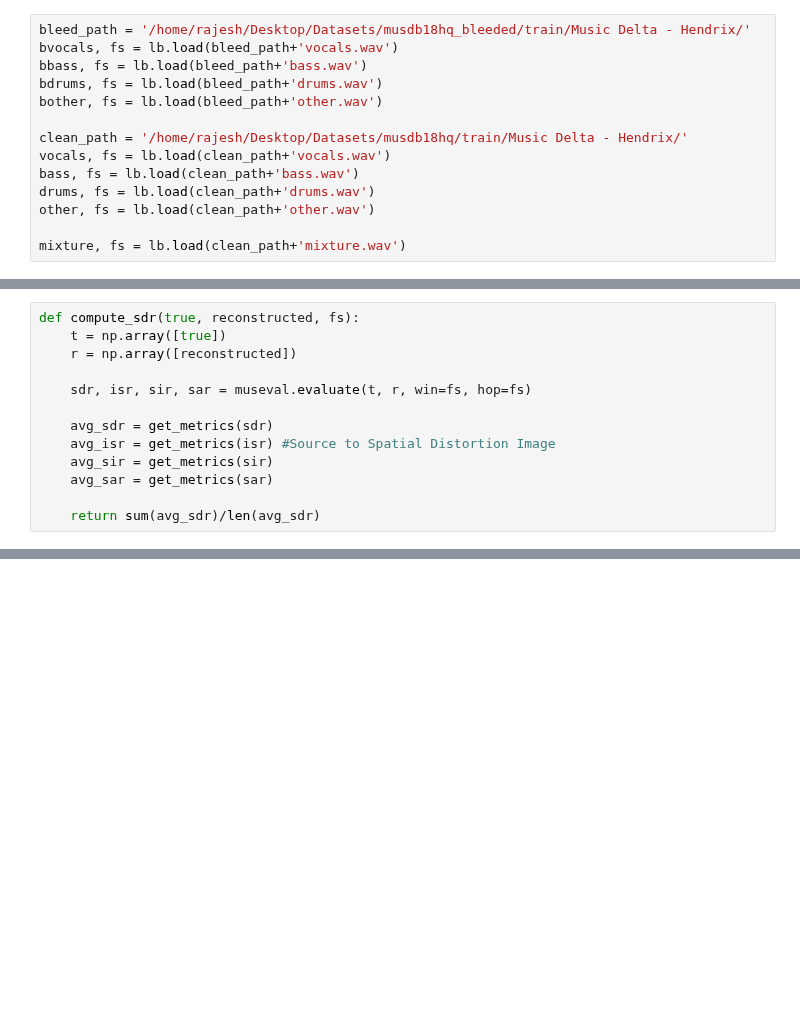
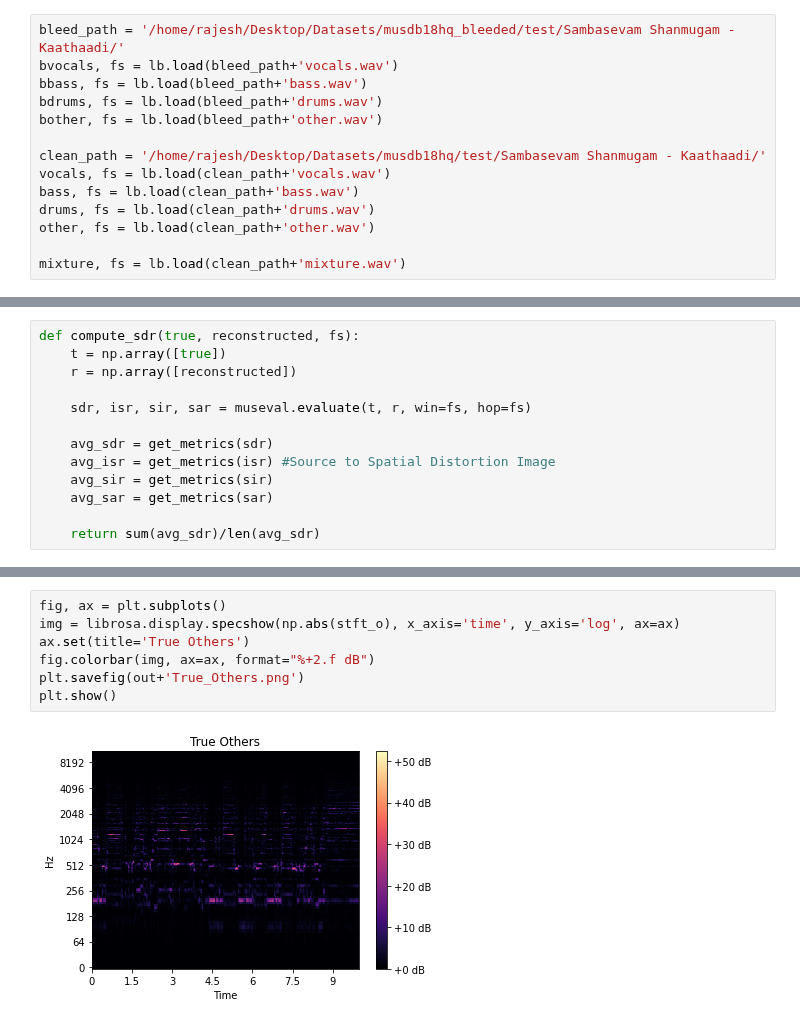
Before and after one commit to its-rajesh/Audio-Bleeding-Removal, a Jupyter notebook: Factorisation/New.ipynb, the cells around one changed output, grey strips where cells are left out. Cells and saved outputs as stored; diff of their text form; blank space fills up the shorter version.

```diff
--- a/Factorisation/New.ipynb
+++ b/Factorisation/New.ipynb
@@ -77,11 +80,11 @@ import os
 # %%
-bleed_path = '/home/rajesh/Desktop/Datasets/musdb18hq_bleeded/train/Music Delta - Hendrix/'
+bleed_path = '/home/rajesh/Desktop/Datasets/musdb18hq_bleeded/test/Sambasevam Shanmugam - Kaathaadi/'
 bvocals, fs = lb.load(bleed_path+'vocals.wav')
 bbass, fs = lb.load(bleed_path+'bass.wav')
 bdrums, fs = lb.load(bleed_path+'drums.wav')
 bother, fs = lb.load(bleed_path+'other.wav')
 
-clean_path = '/home/rajesh/Desktop/Datasets/musdb18hq/train/Music Delta - Hendrix/'
+clean_path = '/home/rajesh/Desktop/Datasets/musdb18hq/test/Sambasevam Shanmugam - Kaathaadi/'
 vocals, fs = lb.load(clean_path+'vocals.wav')
 bass, fs = lb.load(clean_path+'bass.wav')
 drums, fs = lb.load(clean_path+'drums.wav')
@@ -191,0 +261,9 @@ sdr, v_sdr, b_sdr, d_sdr, o_sdr
+# %%
+fig, ax = plt.subplots()
+img = librosa.display.specshow(np.abs(stft_o), x_axis='time', y_axis='log', ax=ax)
+ax.set(title='True Others')
+fig.colorbar(img, ax=ax, format="%+2.f dB")
+plt.savefig(out+'True_Others.png')
+plt.show()
+# %% [output]
+[figure, added]
```
Also changed, not shown: parts of 22 cells of this notebook.
